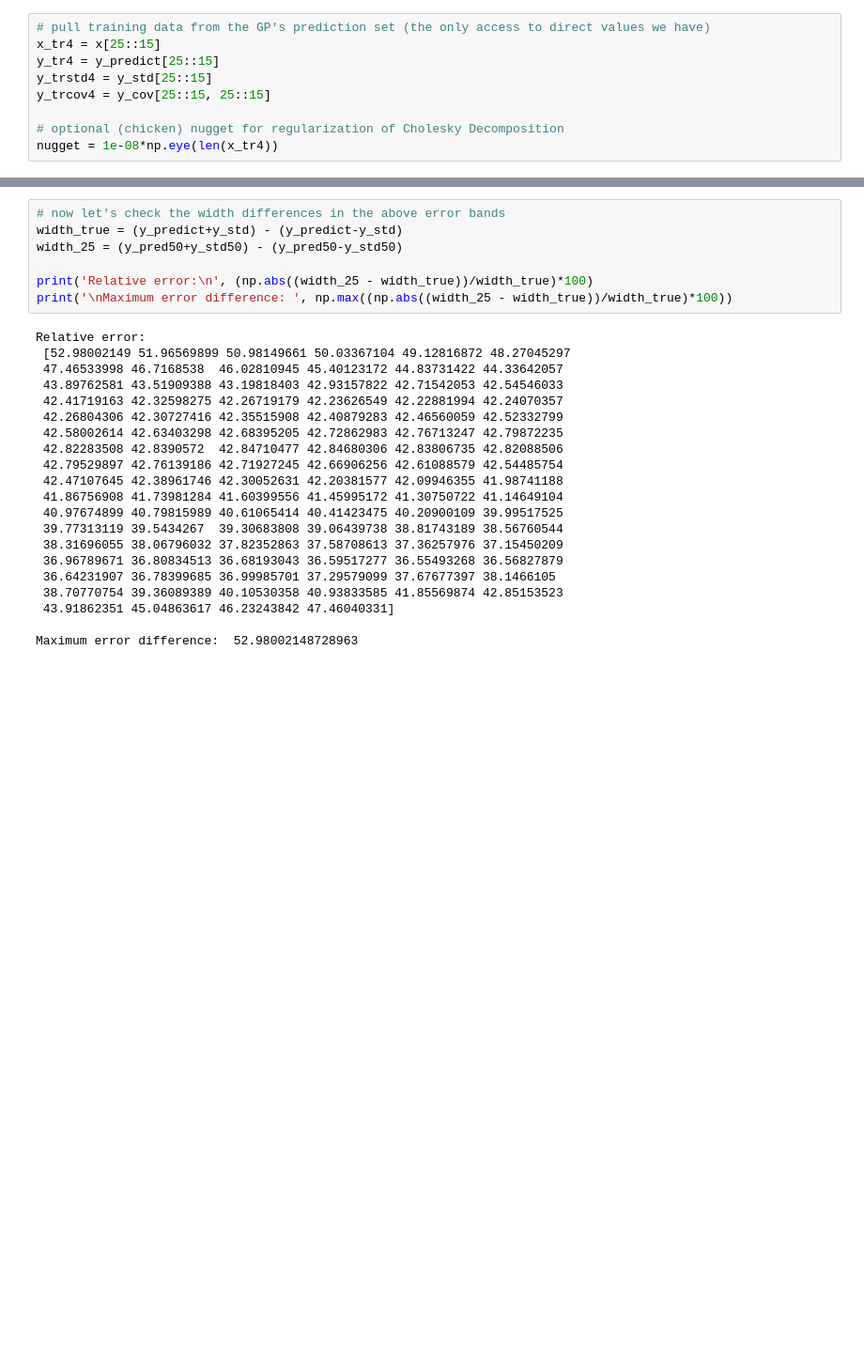
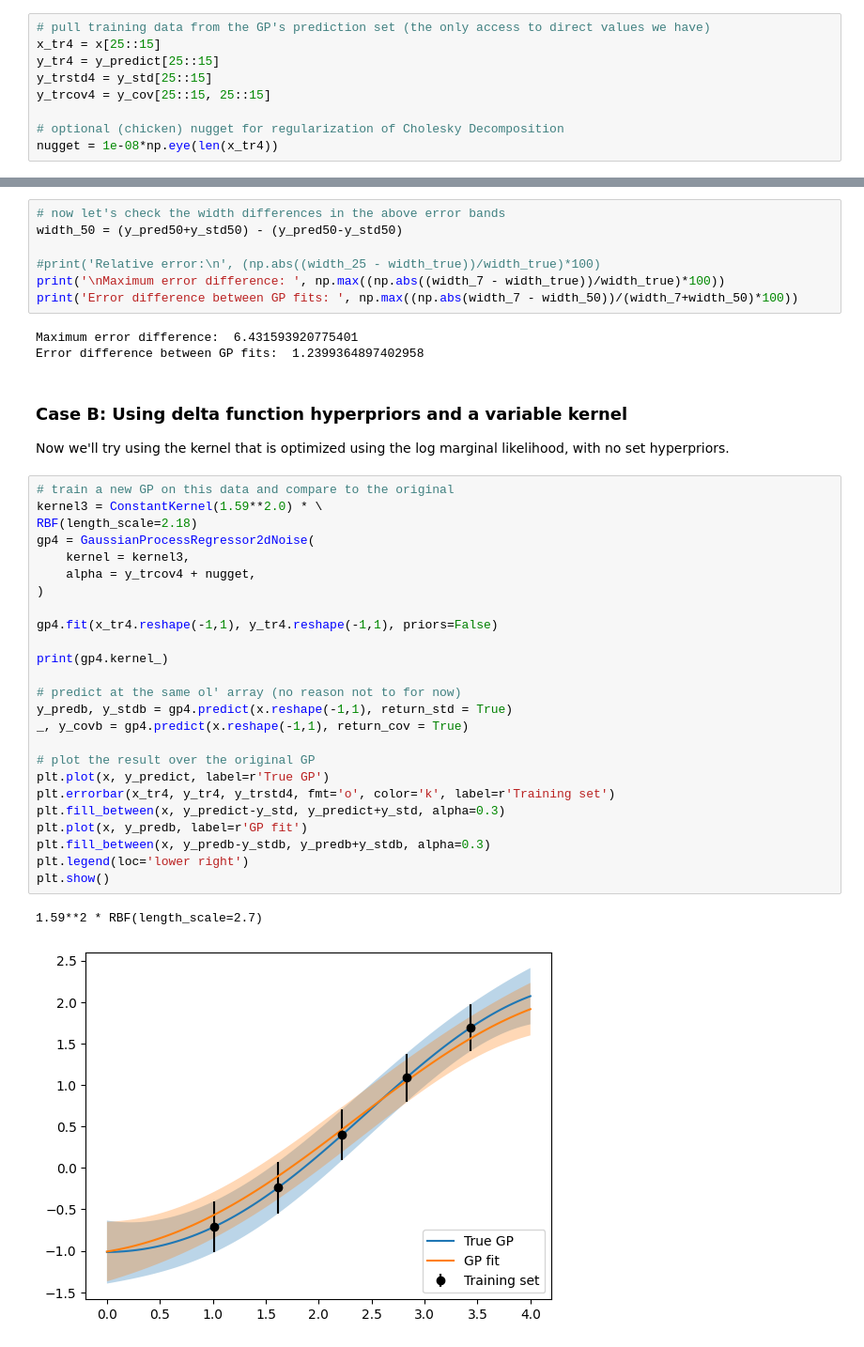
Before and after one commit to asemposki/neutron-rich-bmm, a Jupyter notebook: notebooks/ToyGPs.ipynb, the cells around one changed output, grey strips where cells are left out. Shown at 94% size. Cells and saved outputs as stored; diff of their text form; blank space fills up the shorter version.

```diff
--- a/notebooks/ToyGPs.ipynb
+++ b/notebooks/ToyGPs.ipynb
@@ -212,28 +188,42 @@ plt.show()
 # %%
 # now let's check the width differences in the above error bands
-width_true = (y_predict+y_std) - (y_predict-y_std)
-width_25 = (y_pred50+y_std50) - (y_pred50-y_std50)
+width_50 = (y_pred50+y_std50) - (y_pred50-y_std50)
 
-print('Relative error:\n', (np.abs((width_25 - width_true))/width_true)*100)
-print('\nMaximum error difference: ', np.max((np.abs((width_25 - width_true))/width_true)*100))
+#print('Relative error:\n', (np.abs((width_25 - width_true))/width_true)*100)
+print('\nMaximum error difference: ', np.max((np.abs((width_7 - width_true))/width_true)*100))
+print('Error difference between GP fits: ', np.max((np.abs(width_7 - width_50))/(width_7+width_50)*100))
 # %% [output]
-Relative error:
- [52.98002149 51.96569899 50.98149661 50.03367104 49.12816872 48.27045297
- 47.46533998 46.7168538  46.02810945 45.40123172 44.83731422 44.33642057
- 43.89762581 43.51909388 43.19818403 42.93157822 42.71542053 42.54546033
- 42.41719163 42.32598275 42.26719179 42.23626549 42.22881994 42.24070357
- 42.26804306 42.30727416 42.35515908 42.40879283 42.46560059 42.52332799
- 42.58002614 42.63403298 42.68395205 42.72862983 42.76713247 42.79872235
- 42.82283508 42.8390572  42.84710477 42.84680306 42.83806735 42.82088506
- 42.79529897 42.76139186 42.71927245 42.66906256 42.61088579 42.54485754
- 42.47107645 42.38961746 42.30052631 42.20381577 42.09946355 41.98741188
- 41.86756908 41.73981284 41.60399556 41.45995172 41.30750722 41.14649104
- 40.97674899 40.79815989 40.61065414 40.41423475 40.20900109 39.99517525
- 39.77313119 39.5434267  39.30683808 39.06439738 38.81743189 38.56760544
- 38.31696055 38.06796032 37.82352863 37.58708613 37.36257976 37.15450209
- 36.96789671 36.80834513 36.68193043 36.59517277 36.55493268 36.56827879
- 36.64231907 36.78399685 36.99985701 37.29579099 37.67677397 38.1466105
- 38.70770754 39.36089389 40.10530358 40.93833585 41.85569874 42.85153523
- 43.91862351 45.04863617 46.23243842 47.46040331]
-
-Maximum error difference:  52.98002148728963
+Maximum error difference:  6.431593920775401
+Error difference between GP fits:  1.2399364897402958
+# %% [markdown]
+### Case B: Using delta function hyperpriors and a variable kernel
+
+Now we'll try using the kernel that is optimized using the log marginal likelihood, with no set hyperpriors.
+# %%
+# train a new GP on this data and compare to the original
+kernel3 = ConstantKernel(1.59**2.0) * \
+RBF(length_scale=2.18)
+gp4 = GaussianProcessRegressor2dNoise(
+    kernel = kernel3,
+    alpha = y_trcov4 + nugget,
+)
+
+gp4.fit(x_tr4.reshape(-1,1), y_tr4.reshape(-1,1), priors=False)
+
+print(gp4.kernel_)
+
+# predict at the same ol' array (no reason not to for now)
+y_predb, y_stdb = gp4.predict(x.reshape(-1,1), return_std = True)
+_, y_covb = gp4.predict(x.reshape(-1,1), return_cov = True)
+
+# plot the result over the original GP
+plt.plot(x, y_predict, label=r'True GP')
+plt.errorbar(x_tr4, y_tr4, y_trstd4, fmt='o', color='k', label=r'Training set')
+plt.fill_between(x, y_predict-y_std, y_predict+y_std, alpha=0.3)
+plt.plot(x, y_predb, label=r'GP fit')
+plt.fill_between(x, y_predb-y_stdb, y_predb+y_stdb, alpha=0.3)
+plt.legend(loc='lower right')
+plt.show()
+# %% [output]
+1.59**2 * RBF(length_scale=2.7)
+[figure, added]
```
Also changed, not shown: parts of 27 cells of this notebook.
